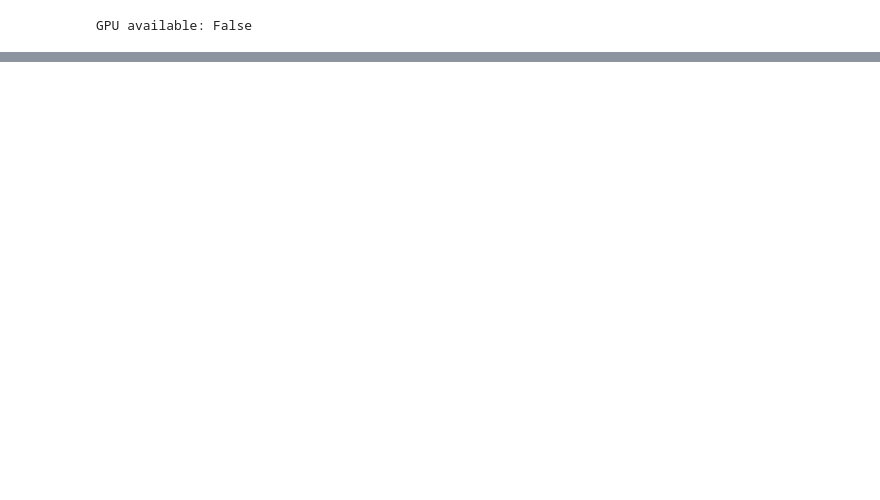
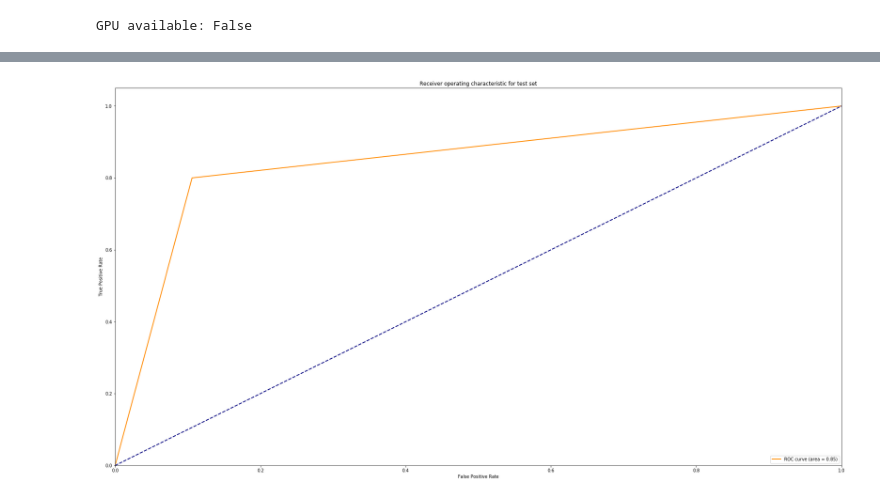
Before and after one commit to nasa-gibs/gibs-ml, a Jupyter notebook: cnn.ipynb, the cells around one changed output, grey strips where cells are left out. Cells and saved outputs as stored; diff of their text form; code cells hidden in the pictures; blank space fills up the shorter version.

Commit message:
Update metrics and notebooks for CNNs

```diff
--- a/cnn.ipynb
+++ b/cnn.ipynb
@@ -200,7 +209,7 @@ def train_and_evaluate(model, train_dataloader, val_dataloader, optimizer, loss_
         # Evaluate for one epoch on validation set
         _, _, _, _, val_metrics = evaluate(model, loss_fn, val_dataloader, metrics, params)
 
-        val_score = val_metrics['F1']
+        val_score = val_metrics['AUC']
         is_best = val_score>best_val_score
 
         # Save weights
@@ -257,0 +254,9 @@ Loading the datasets...
+# %%
+# Define the model and optimizer
+model = net.Net(params, num_classes=2).cuda() if params.cuda else net.Net(params, num_classes=2)
+
+# Define the loss
+loss_fn = net.loss_fn
+
+# Optimize only the classifier
+optimizer = optim.Adam(model.parameters(), lr=params.learning_rate)
@@ -364,7 +422,6 @@ utils.set_logger(os.path.join(model_dir, 'evaluate.log'))
 logging.info("Creating the dataset...")
 
 # fetch dataloaders
-dataloaders = data_loader.fetch_dataloader(['test'], data_dir, layer_name, label_split, params)
-test_dl = dataloaders['test']
+test_dl = data_loader.fetch_dataloader('test', eval_transformer, data_dir, layer_name, label_split, params, IMG_BINARIZE)
 
 logging.info("- done.")
@@ -381,3 +445,20 @@ utils.save_dict_to_json(test_metrics, save_path)
+# %%
+test_fpr, test_tpr, test_thresholds = roc_graph(y_test_prob, y_test)
+test_roc_auc = auc(test_fpr, test_tpr)
+
+plt.figure()
+lw = 2
+plt.plot(test_fpr, test_tpr, color='darkorange', lw=lw, label='ROC curve (area = %0.2f)' % test_roc_auc)
+plt.plot([0, 1], [0, 1], color='navy', lw=lw, linestyle='--')
+plt.xlim([0.0, 1.0])
+plt.ylim([0.0, 1.05])
+plt.xlabel('False Positive Rate')
+plt.ylabel('True Positive Rate')
+plt.title('Receiver operating characteristic for test set')
+plt.legend(loc="lower right")
+plt.show()
+# %% [output]
+[figure, added]
 # %%
 def confusion_matrix(results, categories, normalizeMatrix = True, plotConfusion=False):
     """ Generate confusion matrix
```
Also changed, not shown: parts of 19 cells of this notebook, 17 other files.
